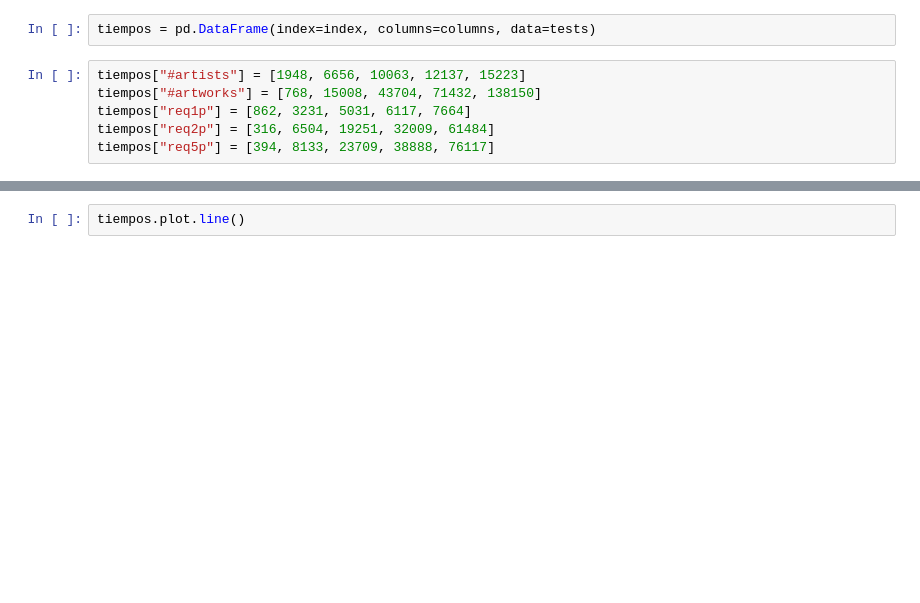
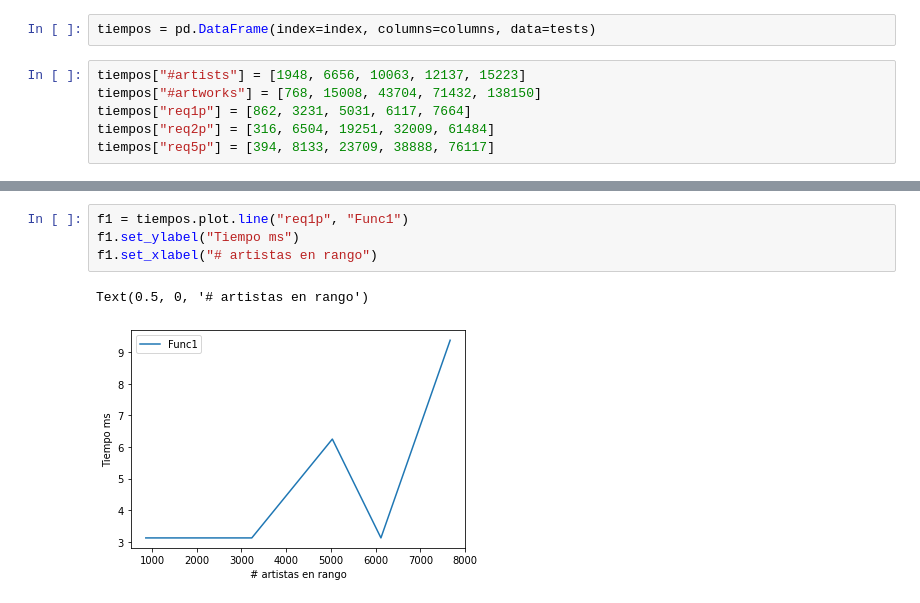
Before and after one commit to EDA2021-2-SEC06-G08/Reto2-G08, a Jupyter notebook: App/test.ipynb, the cells around one changed output, grey strips where cells are left out. Drawn from its saved outputs; the diff is of its cells as text; blank space fills up the shorter version.

```diff
--- a/App/test.ipynb
+++ b/App/test.ipynb
@@ -127,2 +121,7 @@ tiempos
-# %%
-tiempos.plot.line()
+# %%
+f1 = tiempos.plot.line("req1p", "Func1")
+f1.set_ylabel("Tiempo ms")
+f1.set_xlabel("# artistas en rango")
+# %% [output]
+Text(0.5, 0, '# artistas en rango')
+[figure, added]
```
Also changed, not shown: parts of 8 cells of this notebook, 2 other files.
